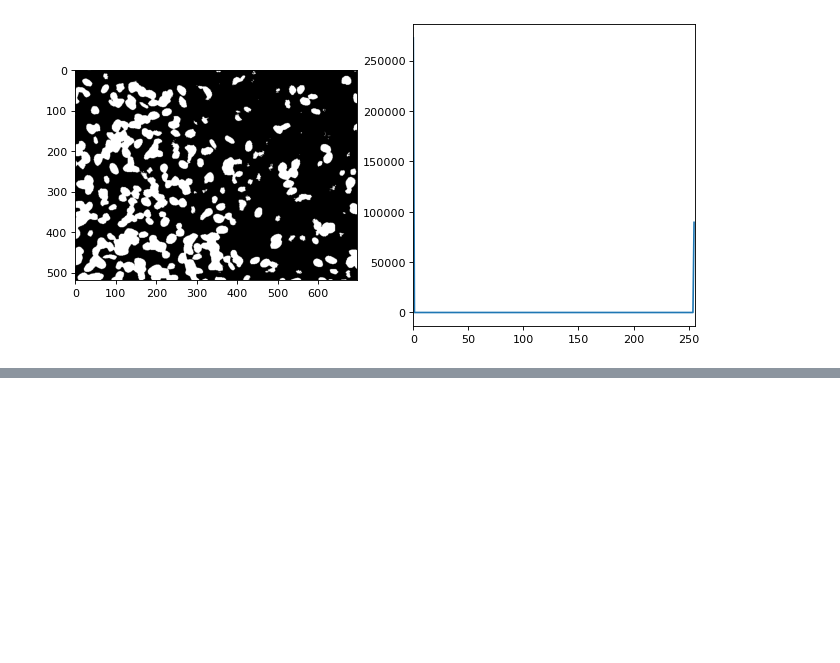
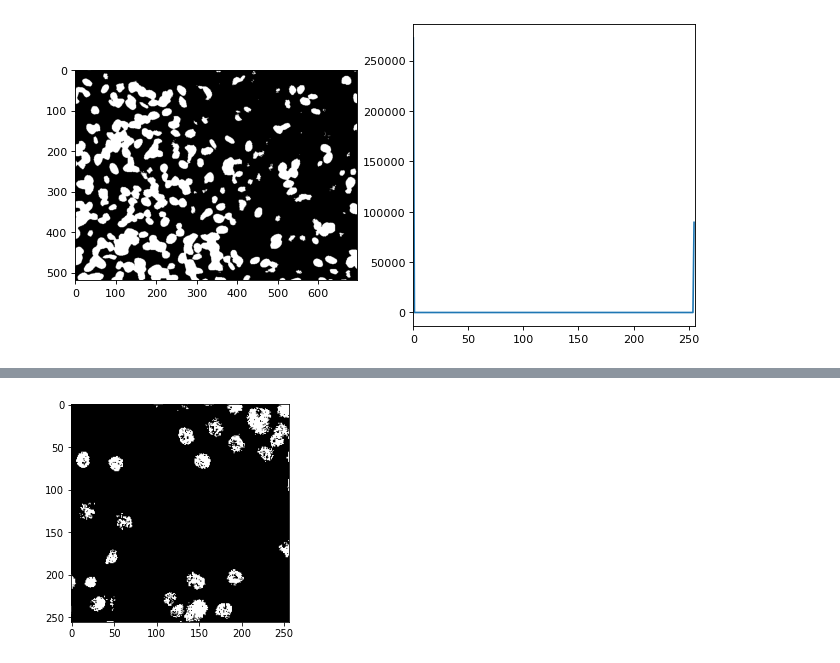
Before and after one commit to profjefer/biological-cells-counter, a Jupyter notebook: jupyter-notebooks/threshold.ipynb, the cells around one changed output, grey strips where cells are left out. Saved outputs shown, nothing was run; the diff lists cells and outputs as text; code cells hidden in the pictures; blank space fills up the shorter version.

```diff
--- a/jupyter-notebooks/threshold.ipynb
+++ b/jupyter-notebooks/threshold.ipynb
@@ -80,0 +91,5 @@ W przypadku obrazu nr 1 progowanie wypadło bardzo dobrze. W przypadku obrazu nr
+# %%
+threshold_5, otsu_5 = cv2.threshold(sharpened_image, 0, 255, cv2.THRESH_BINARY + cv2.THRESH_OTSU)
+show_image(otsu_5)
+# %% [output]
+[figure, added]
```
Also changed, not shown: parts of 10 cells of this notebook, 1 other file.
